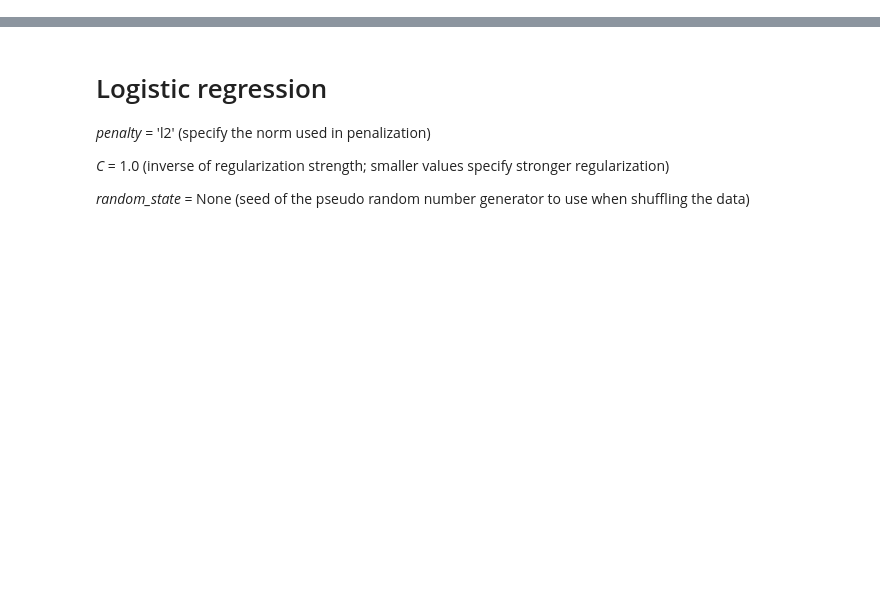
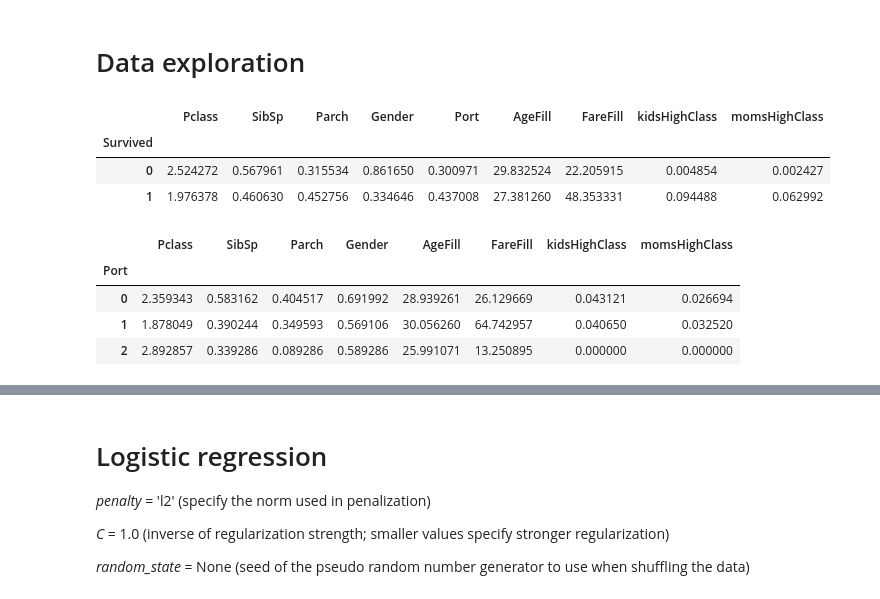
Before and after one commit to ErBa508/kggle, a Jupyter notebook: Titanic/LogisticRegression_Titanic.ipynb, the cells around one changed output, grey strips where cells are left out. Saved outputs shown, nothing was run; the diff lists cells and outputs as text; code cells hidden in the pictures; blank space fills up the shorter version.

```diff
--- a/Titanic/LogisticRegression_Titanic.ipynb
+++ b/Titanic/LogisticRegression_Titanic.ipynb
@@ -22,0 +93,17 @@ test = pd.read_csv('input/test2.csv')
+# %% [markdown]
+# Data exploration
+# %%
+X_train.groupby(y_train).mean()
+# %% [output]
+|  | Pclass | SibSp | Parch | Gender | Port | AgeFill | FareFill | kidsHighClass | momsHighClass |
+| Survived |  |  |  |  |  |  |  |  |  |
+| 0 | 2.524272 | 0.567961 | 0.315534 | 0.861650 | 0.300971 | 29.832524 | 22.205915 | 0.004854 | 0.002427 |
+| 1 | 1.976378 | 0.460630 | 0.452756 | 0.334646 | 0.437008 | 27.381260 | 48.353331 | 0.094488 | 0.062992 |
+# %%
+X_train.groupby('Port').mean()
+# %% [output]
+|  | Pclass | SibSp | Parch | Gender | AgeFill | FareFill | kidsHighClass | momsHighClass |
+| Port |  |  |  |  |  |  |  |  |
+| 0 | 2.359343 | 0.583162 | 0.404517 | 0.691992 | 28.939261 | 26.129669 | 0.043121 | 0.026694 |
+| 1 | 1.878049 | 0.390244 | 0.349593 | 0.569106 | 30.056260 | 64.742957 | 0.040650 | 0.032520 |
+| 2 | 2.892857 | 0.339286 | 0.089286 | 0.589286 | 25.991071 | 13.250895 | 0.000000 | 0.000000 |
```
Also changed, not shown: parts of 29 cells of this notebook.
